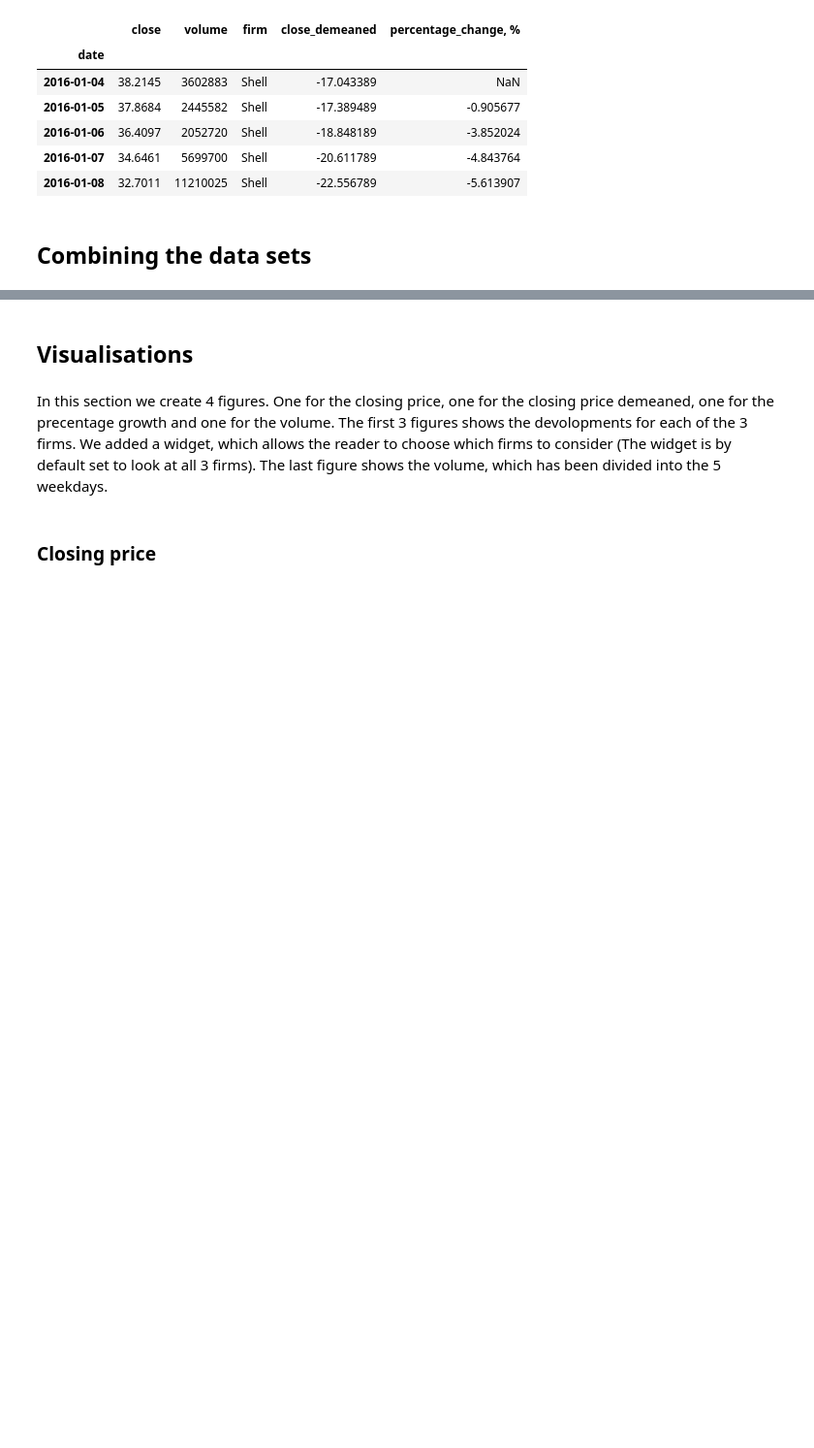
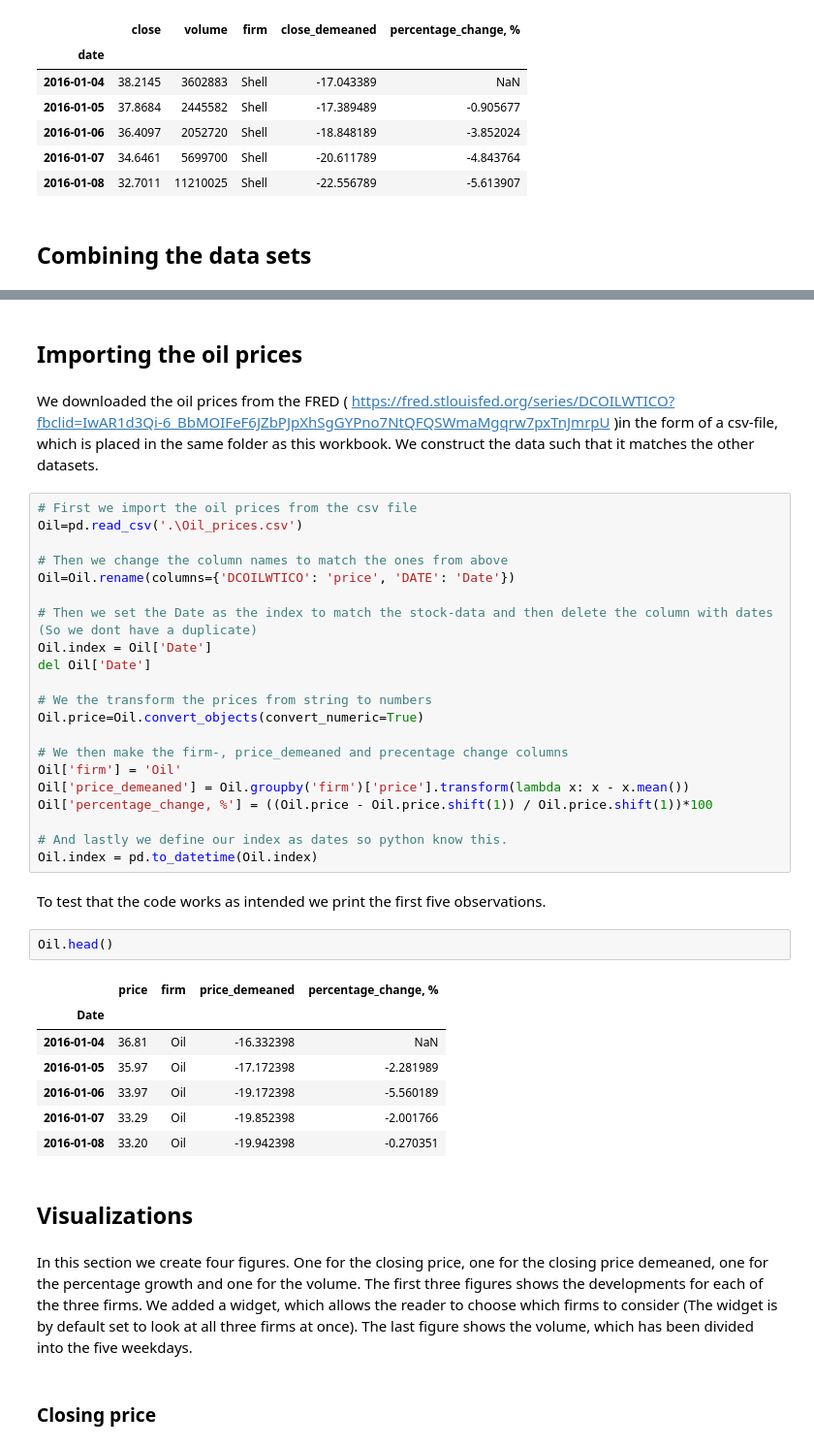
Before and after one commit to NumEconCopenhagen/projects-2019-chh-jmk, a Jupyter notebook: dataproject/dataproject.ipynb, the cells around one changed output, grey strips where cells are left out. Shown at 97% size. Cells and saved outputs as stored; diff of their text form; blank space fills up the shorter version.

```diff
--- a/dataproject/dataproject.ipynb
+++ b/dataproject/dataproject.ipynb
@@ -153,7 +193,44 @@ Top3_energy_stocks.head()
+# %% [markdown]
+## **Importing the oil prices**
+# %% [markdown]
+We downloaded the oil prices from the FRED ( https://fred.stlouisfed.org/series/DCOILWTICO?fbclid=IwAR1d3Qi-6_BbMOIFeF6JZbPJpXhSgGYPno7NtQFQSWmaMgqrw7pxTnJmrpU )in the form of a csv-file, which is placed in the same folder as this workbook. We construct the data such that it matches the other datasets.
+# %%
+# First we import the oil prices from the csv file
+Oil=pd.read_csv('.\Oil_prices.csv')
+
+# Then we change the column names to match the ones from above
+Oil=Oil.rename(columns={'DCOILWTICO': 'price', 'DATE': 'Date'})
+
+# Then we set the Date as the index to match the stock-data and then delete the column with dates (So we dont have a duplicate)
+Oil.index = Oil['Date']
+del Oil['Date']
+
+# We the transform the prices from string to numbers
+Oil.price=Oil.convert_objects(convert_numeric=True)
+
+# We then make the firm-, price_demeaned and precentage change columns
+Oil['firm'] = 'Oil'
+Oil['price_demeaned'] = Oil.groupby('firm')['price'].transform(lambda x: x - x.mean())
+Oil['percentage_change, %'] = ((Oil.price - Oil.price.shift(1)) / Oil.price.shift(1))*100
+
+# And lastly we define our index as dates so python know this.
+Oil.index = pd.to_datetime(Oil.index)
+# %% [markdown]
+To test that the code works as intended we print the first five observations.
+# %%
+Oil.head()
+# %% [output]
+|  | price | firm | price_demeaned | percentage_change, % |
+| Date |  |  |  |  |
+| 2016-01-04 | 36.81 | Oil | -16.332398 | NaN |
+| 2016-01-05 | 35.97 | Oil | -17.172398 | -2.281989 |
+| 2016-01-06 | 33.97 | Oil | -19.172398 | -5.560189 |
+| 2016-01-07 | 33.29 | Oil | -19.852398 | -2.001766 |
+| 2016-01-08 | 33.20 | Oil | -19.942398 | -0.270351 |
 # %% [markdown]
-## **Visualisations**
+## **Visualizations**
 # %% [markdown]
-In this section we create 4 figures. One for the closing price, one for the closing price demeaned, one for the precentage growth and one for the volume. The first 3 figures shows the devolopments for each of the 3 firms. We added a widget, which allows the reader to choose which firms to consider (The widget is by default set to look at all 3 firms). The last figure shows the volume, which has been divided into the 5 weekdays.
+In this section we create four figures. One for the closing price, one for the closing price demeaned, one for the percentage growth and one for the volume. The first three figures shows the developments for each of the three firms. We added a widget, which allows the reader to choose which firms to consider (The widget is by default set to look at all three firms at once). The last figure shows the volume, which has been divided into the five weekdays.
 # %% [markdown]
 ### Closing price
 # %%
```
Also changed, not shown: parts of 50 cells of this notebook, 4 other files.
